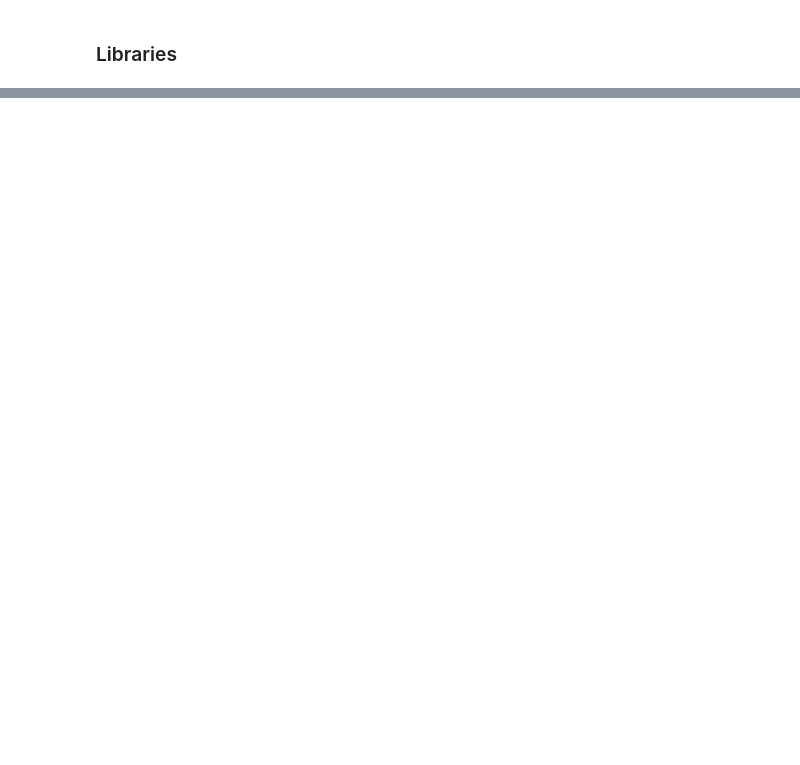
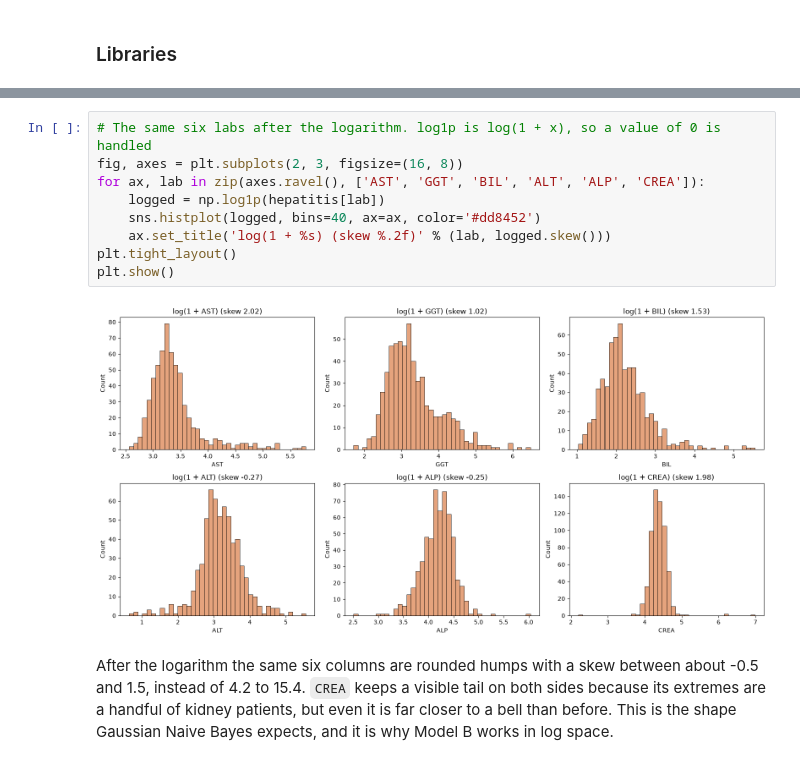
Before and after one commit to Jonathansl17/jarvis, a Jupyter notebook: hepatitis_type_classification/hepatitis_type_classification.ipynb, the cells around one changed output, grey strips where cells are left out. Drawn from its saved outputs; the diff is of its cells as text; blank space fills up the shorter version.

```diff
--- a/hepatitis_type_classification/hepatitis_type_classification.ipynb
+++ b/hepatitis_type_classification/hepatitis_type_classification.ipynb
@@ -115,0 +229,13 @@ To be developed.
+# %%
+# The same six labs after the logarithm. log1p is log(1 + x), so a value of 0 is handled
+fig, axes = plt.subplots(2, 3, figsize=(16, 8))
+for ax, lab in zip(axes.ravel(), ['AST', 'GGT', 'BIL', 'ALT', 'ALP', 'CREA']):
+    logged = np.log1p(hepatitis[lab])
+    sns.histplot(logged, bins=40, ax=ax, color='#dd8452')
+    ax.set_title('log(1 + %s) (skew %.2f)' % (lab, logged.skew()))
+plt.tight_layout()
+plt.show()
+# %% [output]
+[figure, added]
+# %% [markdown]
+After the logarithm the same six columns are rounded humps with a skew between about -0.5 and 1.5, instead of 4.2 to 15.4. `CREA` keeps a visible tail on both sides because its extremes are a handful of kidney patients, but even it is far closer to a bell than before. This is the shape Gaussian Naive Bayes expects, and it is why Model B works in log space.
```
Also changed, not shown: parts of 58 cells of this notebook, 1 other file.
